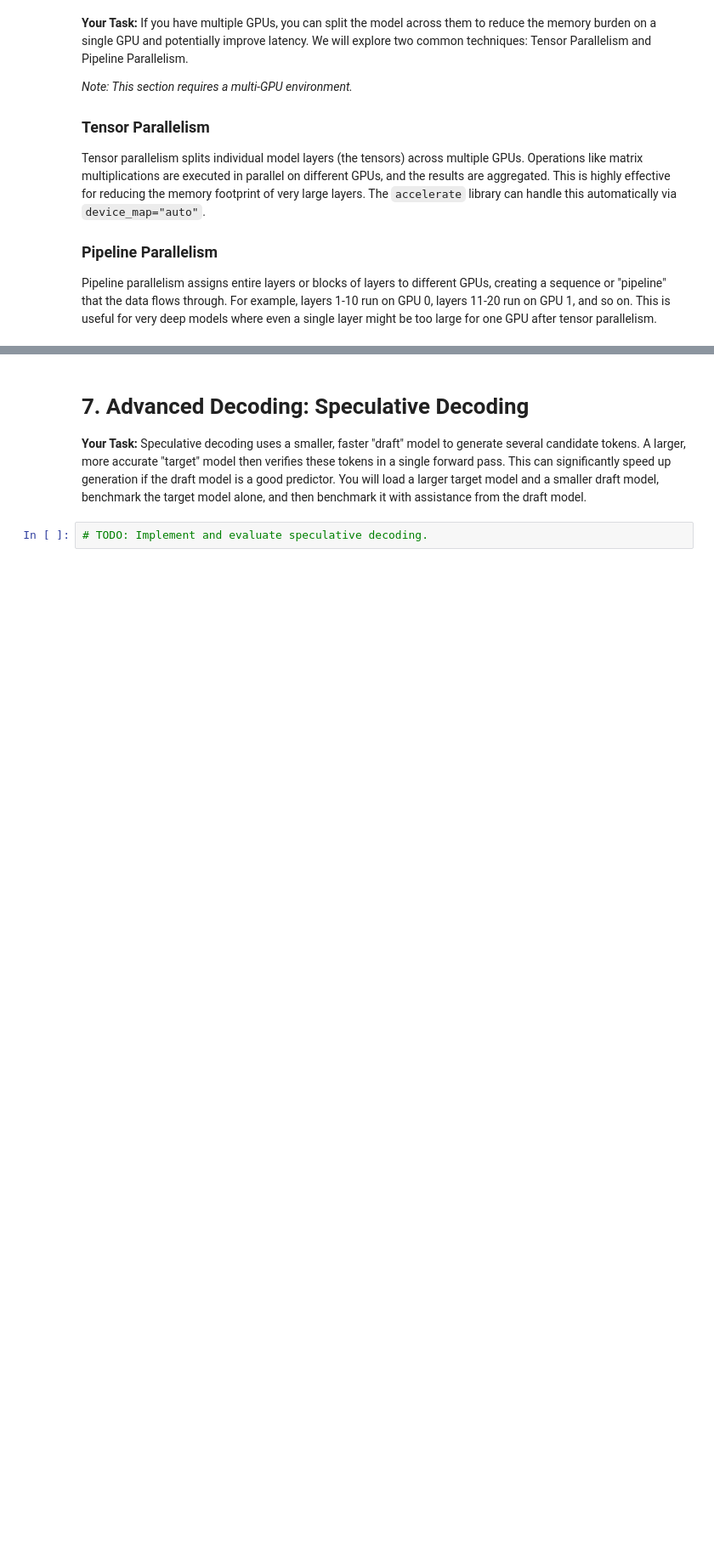
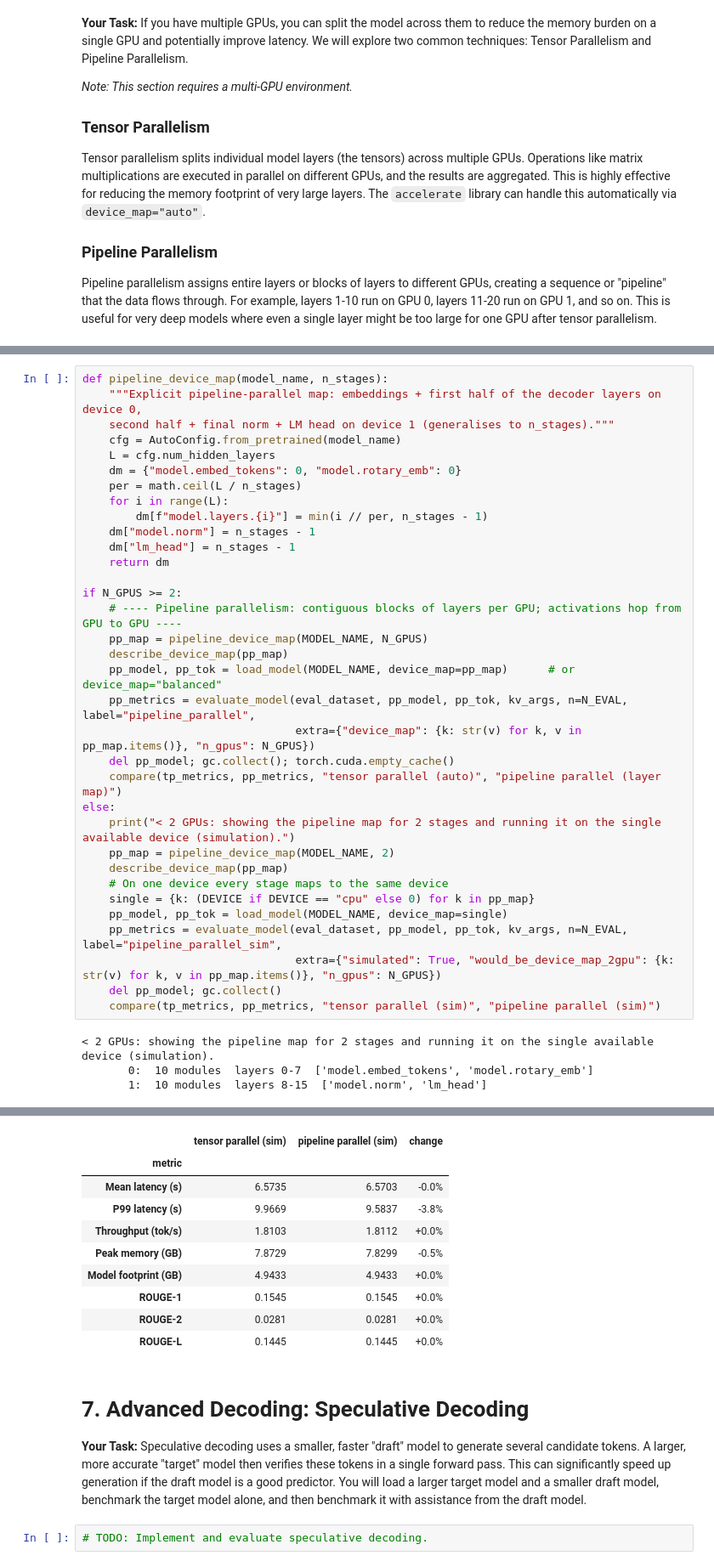
Before and after one commit to AmosBunde/UdaciHeadline, a Jupyter notebook: project/UdaciHeadline_Project_Starter.ipynb, the cells around one changed output, grey strips where cells are left out. Shown at 85% size. Cells and saved outputs as stored; diff of their text form; blank space fills up the shorter version.

```diff
--- a/project/UdaciHeadline_Project_Starter.ipynb
+++ b/project/UdaciHeadline_Project_Starter.ipynb
@@ -709,0 +777,38 @@ Pipeline parallelism assigns entire layers or blocks of layers to different GPUs
+# %%
+def pipeline_device_map(model_name, n_stages):
+    """Explicit pipeline-parallel map: embeddings + first half of the decoder layers on device 0,
+    second half + final norm + LM head on device 1 (generalises to n_stages)."""
+    cfg = AutoConfig.from_pretrained(model_name)
+    L = cfg.num_hidden_layers
+    dm = {"model.embed_tokens": 0, "model.rotary_emb": 0}
+    per = math.ceil(L / n_stages)
+    for i in range(L):
+        dm[f"model.layers.{i}"] = min(i // per, n_stages - 1)
+    dm["model.norm"] = n_stages - 1
+    dm["lm_head"] = n_stages - 1
+    return dm
+
+if N_GPUS >= 2:
+    # ---- Pipeline parallelism: contiguous blocks of layers per GPU; activations hop from GPU to GPU ----
+    pp_map = pipeline_device_map(MODEL_NAME, N_GPUS)
+    describe_device_map(pp_map)
+    pp_model, pp_tok = load_model(MODEL_NAME, device_map=pp_map)      # or device_map="balanced"
+    pp_metrics = evaluate_model(eval_dataset, pp_model, pp_tok, kv_args, n=N_EVAL, label="pipeline_parallel",
+                                extra={"device_map": {k: str(v) for k, v in pp_map.items()}, "n_gpus": N_GPUS})
+    del pp_model; gc.collect(); torch.cuda.empty_cache()
+    compare(tp_metrics, pp_metrics, "tensor parallel (auto)", "pipeline parallel (layer map)")
+else:
+    print("< 2 GPUs: showing the pipeline map for 2 stages and running it on the single available device (simulation).")
+    pp_map = pipeline_device_map(MODEL_NAME, 2)
+    describe_device_map(pp_map)
+    # On one device every stage maps to the same device
+    single = {k: (DEVICE if DEVICE == "cpu" else 0) for k in pp_map}
+    pp_model, pp_tok = load_model(MODEL_NAME, device_map=single)
+    pp_metrics = evaluate_model(eval_dataset, pp_model, pp_tok, kv_args, n=N_EVAL, label="pipeline_parallel_sim",
+                                extra={"simulated": True, "would_be_device_map_2gpu": {k: str(v) for k, v in pp_map.items()}, "n_gpus": N_GPUS})
+    del pp_model; gc.collect()
+    compare(tp_metrics, pp_metrics, "tensor parallel (sim)", "pipeline parallel (sim)")
+# %% [output]
+< 2 GPUs: showing the pipeline map for 2 stages and running it on the single available device (simulation).
+       0:  10 modules  layers 0-7  ['model.embed_tokens', 'model.rotary_emb']
+       1:  10 modules  layers 8-15  ['model.norm', 'lm_head']
@@ -710,3 +824,13 @@ Pipeline parallelism assigns entire layers or blocks of layers to different GPUs
+|  | tensor parallel (sim) | pipeline parallel (sim) | change |
+| metric |  |  |  |
+| Mean latency (s) | 6.5735 | 6.5703 | -0.0% |
+| P99 latency (s) | 9.9669 | 9.5837 | -3.8% |
+| Throughput (tok/s) | 1.8103 | 1.8112 | +0.0% |
+| Peak memory (GB) | 7.8729 | 7.8299 | -0.5% |
+| Model footprint (GB) | 4.9433 | 4.9433 | +0.0% |
+| ROUGE-1 | 0.1545 | 0.1545 | +0.0% |
+| ROUGE-2 | 0.0281 | 0.0281 | +0.0% |
+| ROUGE-L | 0.1445 | 0.1445 | +0.0% |
 # %% [markdown]
 # 7. Advanced Decoding: Speculative Decoding
 
```
Also changed, not shown: parts of 8 cells of this notebook, 3 other files.
